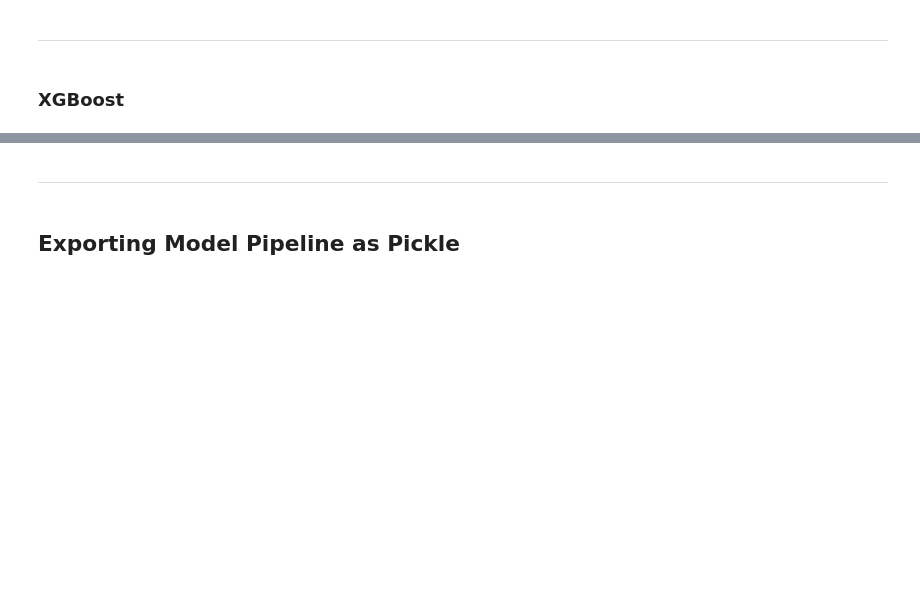
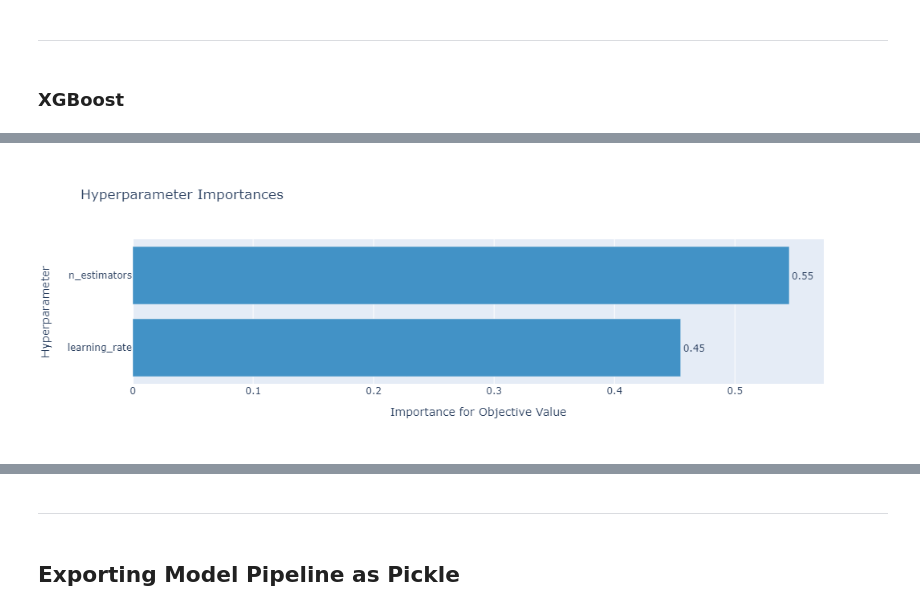
Before and after one commit to abhisekdas0fficial/house-price-prediction, a Jupyter notebook: Model.ipynb, the cells around one changed output, grey strips where cells are left out. Saved outputs shown, nothing was run; the diff lists cells and outputs as text; code cells hidden in the pictures; blank space fills up the shorter version.

```diff
--- a/Model.ipynb
+++ b/Model.ipynb
@@ -323,3 +317,28 @@ Cross Validation Mean Score     0.800014228853595
 ---
 # %% [markdown]
 ### XGBoost
+# %%
+from xgboost import XGBRegressor
+
+def objective(trial):
+    xgb_params = dict(
+        learning_rate=trial.suggest_float("learning_rate", 1e-2, 1e-1, log=True),
+        n_estimators=trial.suggest_int("n_estimators", 100, 500)
+    )
+
+    xgb = Pipeline(steps=[
+        ('preprocessor', preprocessor),
+        ('model', XGBRegressor(**xgb_params))
+    ])
+
+    xgb.fit(
+        X_train, y_train,
+        model__early_stopping_rounds=100,
+        model__eval_set=[(eval_test, y_test)],
+        model__verbose=False
+    )
+    return cross_val_score(xgb, X_train, y_train, cv=cv).mean()
+
+study = optuna.create_study(direction="maximize")
+study.optimize(objective, n_trials=20)
+xgb_params = study.best_params
@@ -325,0 +363,4 @@ Cross Validation Mean Score     0.800014228853595
+# %%
+optuna.visualization.plot_param_importances(study)
+# %% [output]
+[figure, added]
```
Also changed, not shown: parts of 50 cells of this notebook, 4 other files.
